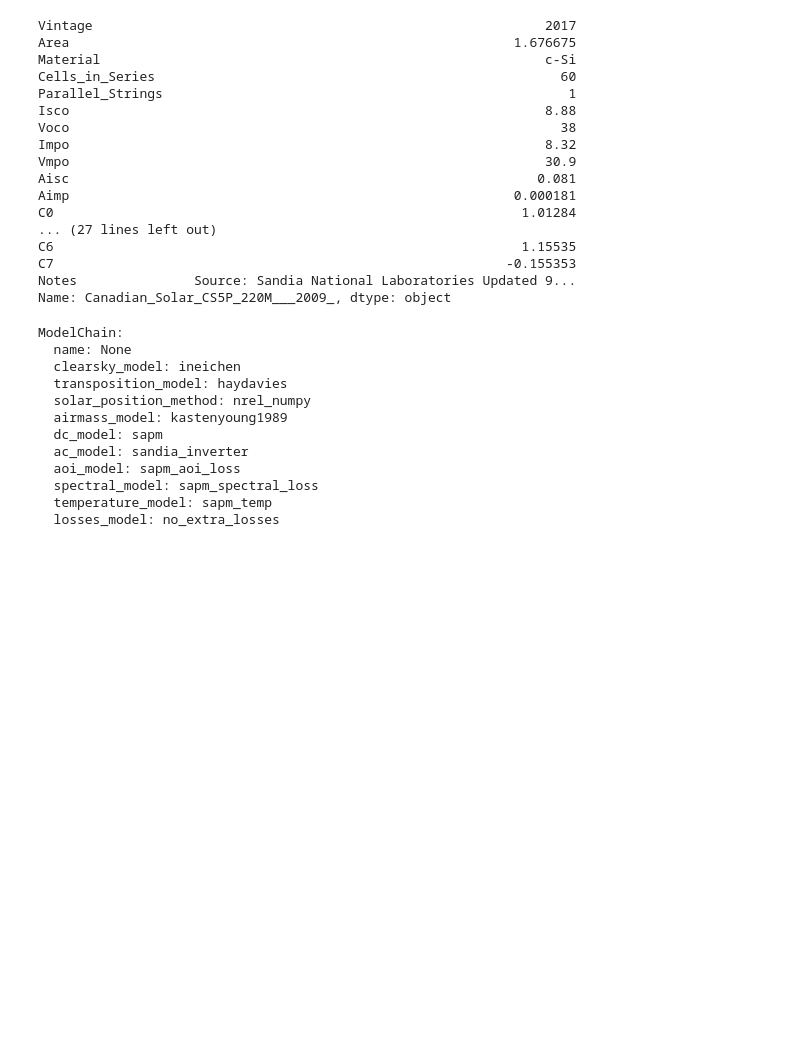
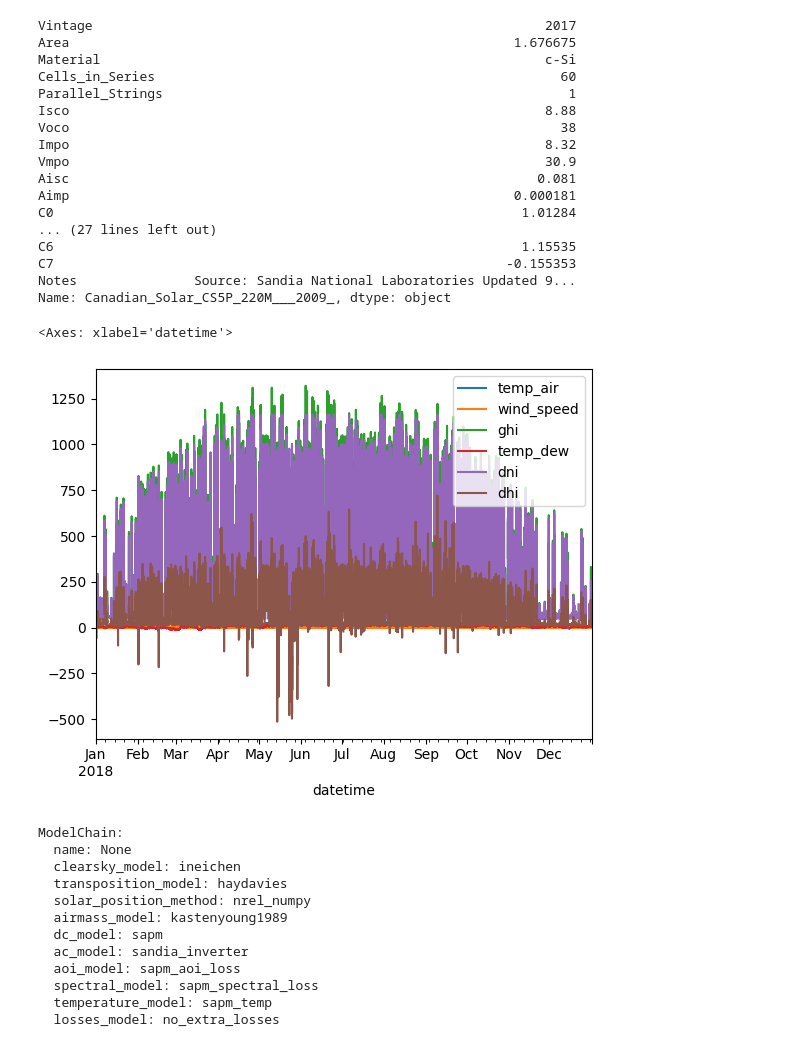
Before and after one commit to Qrax/PV-Systems-Data, a Jupyter notebook: Simulaties_met_amolf_data.ipynb, the cells around one changed output. Drawn from its saved outputs; the diff is of its cells as text; code cells hidden in the pictures; blank space fills up the shorter version.

Commit message:
data van amolf is niet lekker

```diff
--- a/Simulaties_met_amolf_data.ipynb
+++ b/Simulaties_met_amolf_data.ipynb
@@ -457,17 +490,25 @@ weather["wind_speed"] = data.get("Avg Wind Speed [km/h] (WeatherStation)", 3.6)
 weather["ghi"] = data["G_pyranometer[W/mï½²]_3 (Solarpanel parameters)"]
 weather['temp_dew']= data.get("Avg Dewpoint Temperature (WeatherStation)", 20.0)
 
+weather["dni"] = data["G[W/mï½²]_3 (Solarpanel parameters)"]
+weather["dhi"] = data["G_pyranometer[W/mï½²]_3 (Solarpanel parameters)"] - weather["dni"] * np.cos(np.radians(surface_tilt))
+
 #weather["dni"] = data["G[W/mï½²]_3 (Solarpanel parameters)"]
 #
 #weather["dhi"] = data["G_pyranometer[W/mï½²]_3 (Solarpanel parameters)"] - weather["dni"] * np.cos(np.radians(surface_tilt))
 
-solpos = pvlib.solarposition.get_solarposition(weather.index, latitude, longitude)
+# solpos = pvlib.solarposition.get_solarposition(weather.index, latitude, longitude)
+#
+# # Schat DHI en DNI met het Erbs-model
+# output = pvlib.irradiance.erbs(weather["ghi"], solpos['zenith'], weather.index)
 
-# Schat DHI en DNI met het Erbs-model
-output = pvlib.irradiance.erbs(weather["ghi"], solpos['zenith'], weather.index)
-
-weather["dni"] = output["dni"]
-weather["dhi"] = output["dhi"]
+# weather["dni"] = output["dni"]
+# weather["dhi"] = output["dhi"]
+# %%
+weather.plot()
+# %% [output]
+<Axes: xlabel='datetime'>
+[figure, added]
 # %%
 ## Bereken de zenith-hoek van de zon
 #solpos = pvlib.solarposition.get_solarposition(weather.index, latitude, longitude)
```
Also changed, not shown: parts of 3 cells of this notebook.
